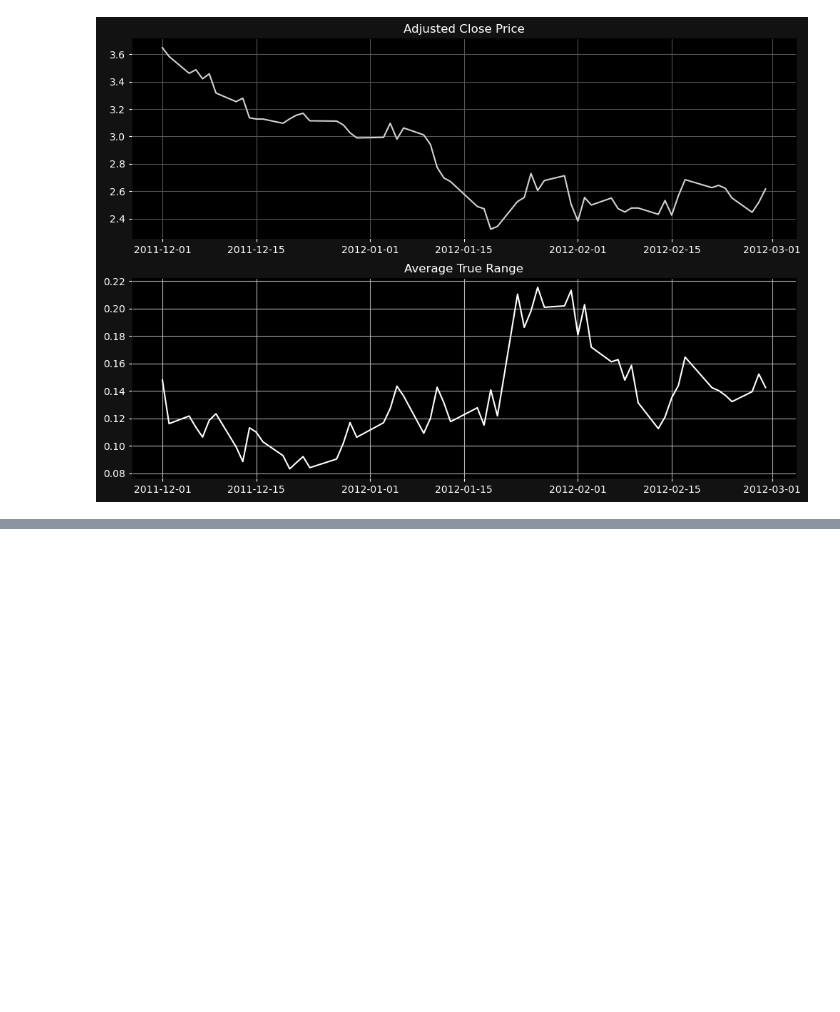
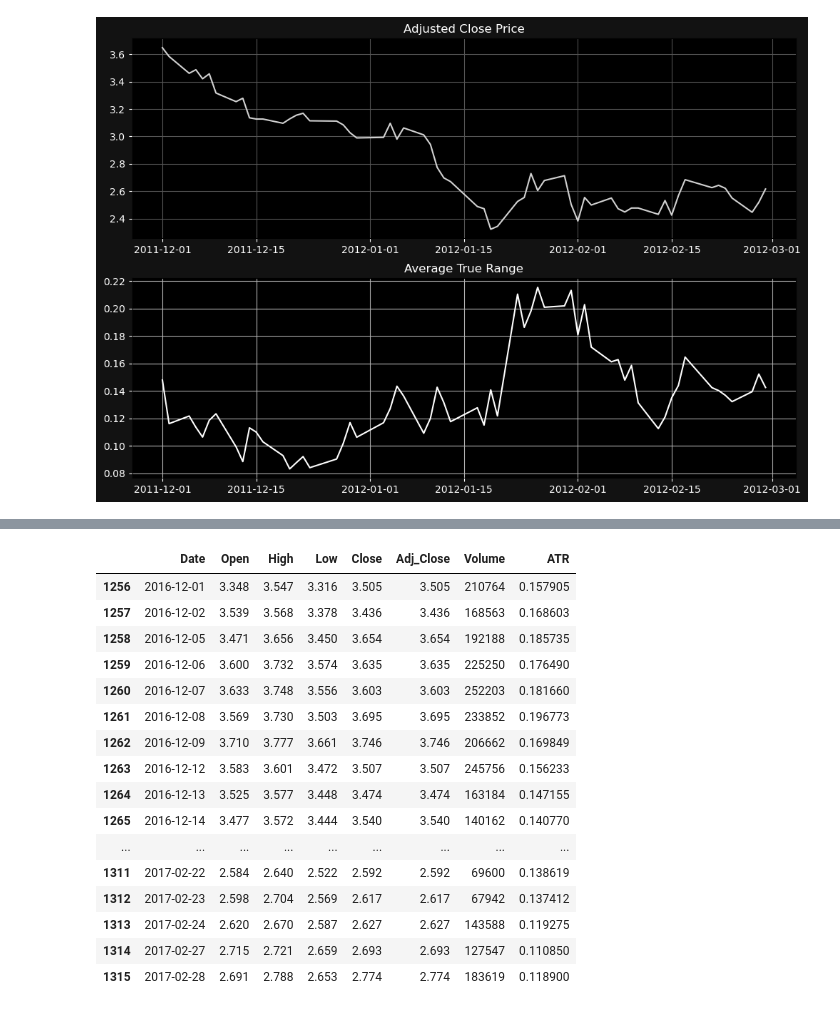
Before and after one commit to abridgers087/Group-Project-3, a Jupyter notebook: Natural Gas Futures and ATR(14).ipynb, the cells around one changed output, grey strips where cells are left out. Cells and saved outputs as stored; diff of their text form; code cells hidden in the pictures; blank space fills up the shorter version.

```diff
--- a/Natural Gas Futures and ATR(14).ipynb
+++ b/Natural Gas Futures and ATR(14).ipynb
@@ -256,0 +394,22 @@ winter_11_12
+# %%
+# filter price/ATR data
+winter_16_17 = merged_df.loc[(merged_df['Date'] >= '2016-12-01') & (merged_df['Date'] < '2017-03-01')]
+winter_16_17
+# %% [output]
+|  | Date | Open | High | Low | Close | Adj_Close | Volume | ATR |
+| 1256 | 2016-12-01 | 3.348 | 3.547 | 3.316 | 3.505 | 3.505 | 210764 | 0.157905 |
+| 1257 | 2016-12-02 | 3.539 | 3.568 | 3.378 | 3.436 | 3.436 | 168563 | 0.168603 |
+| 1258 | 2016-12-05 | 3.471 | 3.656 | 3.450 | 3.654 | 3.654 | 192188 | 0.185735 |
+| 1259 | 2016-12-06 | 3.600 | 3.732 | 3.574 | 3.635 | 3.635 | 225250 | 0.176490 |
+| 1260 | 2016-12-07 | 3.633 | 3.748 | 3.556 | 3.603 | 3.603 | 252203 | 0.181660 |
+| 1261 | 2016-12-08 | 3.569 | 3.730 | 3.503 | 3.695 | 3.695 | 233852 | 0.196773 |
+| 1262 | 2016-12-09 | 3.710 | 3.777 | 3.661 | 3.746 | 3.746 | 206662 | 0.169849 |
+| 1263 | 2016-12-12 | 3.583 | 3.601 | 3.472 | 3.507 | 3.507 | 245756 | 0.156233 |
+| 1264 | 2016-12-13 | 3.525 | 3.577 | 3.448 | 3.474 | 3.474 | 163184 | 0.147155 |
+| 1265 | 2016-12-14 | 3.477 | 3.572 | 3.444 | 3.540 | 3.540 | 140162 | 0.140770 |
+| ... | ... | ... | ... | ... | ... | ... | ... | ... |
+| 1311 | 2017-02-22 | 2.584 | 2.640 | 2.522 | 2.592 | 2.592 | 69600 | 0.138619 |
+| 1312 | 2017-02-23 | 2.598 | 2.704 | 2.569 | 2.617 | 2.617 | 67942 | 0.137412 |
+| 1313 | 2017-02-24 | 2.620 | 2.670 | 2.587 | 2.627 | 2.627 | 143588 | 0.119275 |
+| 1314 | 2017-02-27 | 2.715 | 2.721 | 2.659 | 2.693 | 2.693 | 127547 | 0.110850 |
+| 1315 | 2017-02-28 | 2.691 | 2.788 | 2.653 | 2.774 | 2.774 | 183619 | 0.118900 |
```
Also changed, not shown: parts of 38 cells of this notebook, 10 other files.
